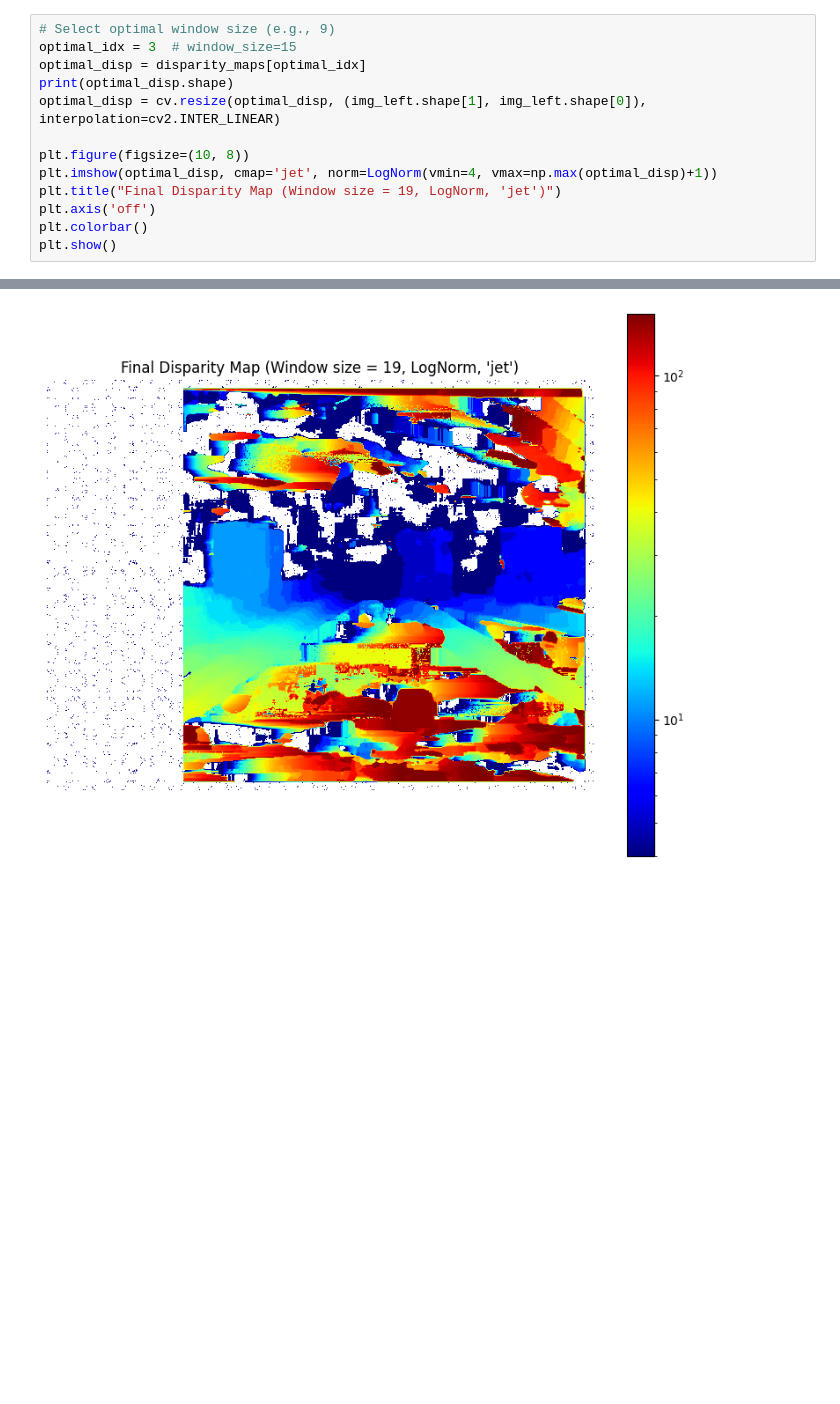
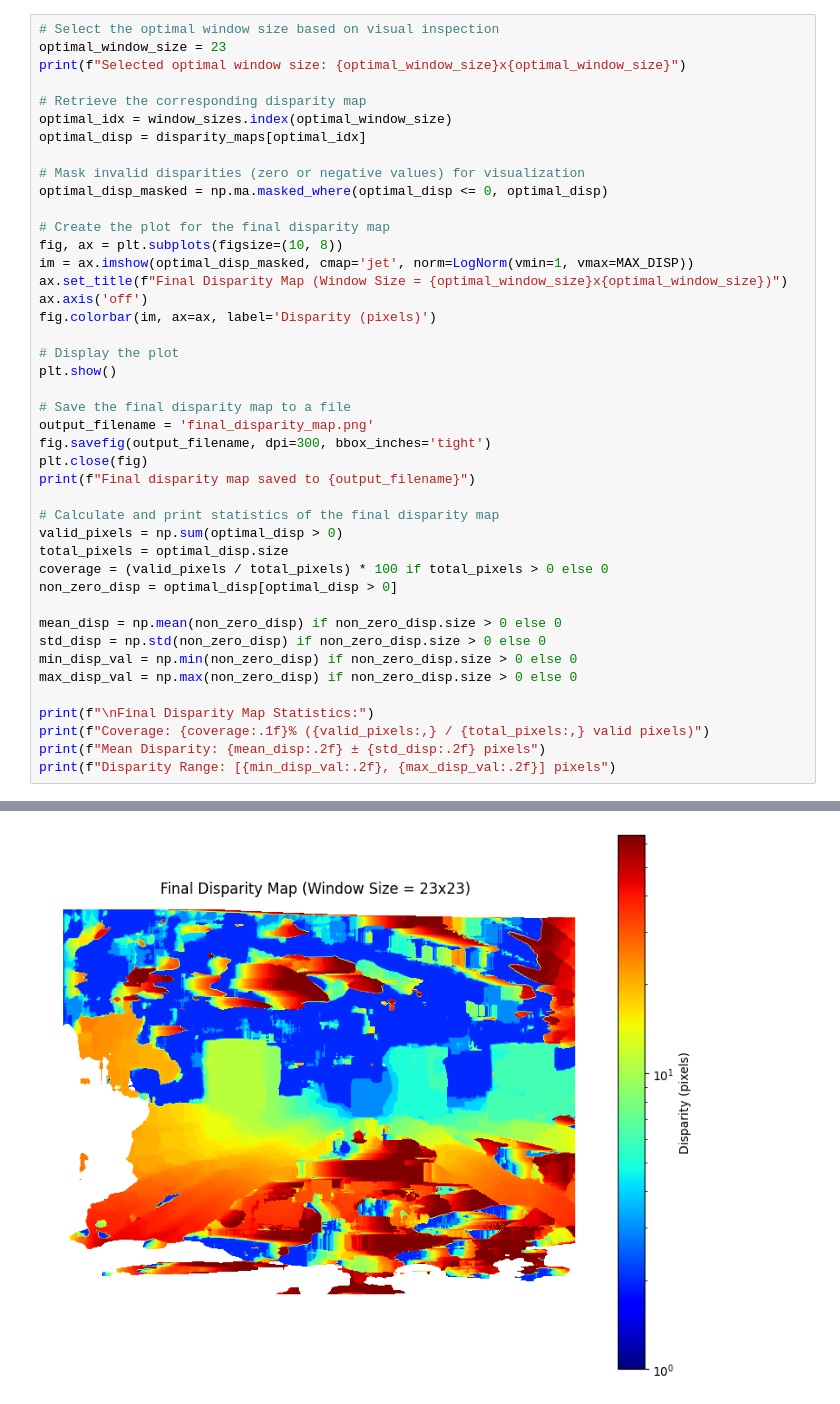
Before and after one commit to LGerstla01/ASPSU-Projects, a Jupyter notebook: Perception/Projekt/2 Stereo Disparity Map.ipynb, the cells around one changed output, grey strips where cells are left out. Cells and saved outputs as stored; diff of their text form; blank space fills up the shorter version.

```diff
--- a/Perception/Projekt/2 Stereo Disparity Map.ipynb
+++ b/Perception/Projekt/2 Stereo Disparity Map.ipynb
@@ -104,14 +149,44 @@ The optimal window size can be chosen based on the visual quality of the dispari
 # %%
-# Select optimal window size (e.g., 9)
-optimal_idx = 3  # window_size=15
+# Select the optimal window size based on visual inspection
+optimal_window_size = 23
+print(f"Selected optimal window size: {optimal_window_size}x{optimal_window_size}")
+
+# Retrieve the corresponding disparity map
+optimal_idx = window_sizes.index(optimal_window_size)
 optimal_disp = disparity_maps[optimal_idx]
-print(optimal_disp.shape)
-optimal_disp = cv.resize(optimal_disp, (img_left.shape[1], img_left.shape[0]), interpolation=cv2.INTER_LINEAR)
 
-plt.figure(figsize=(10, 8))
-plt.imshow(optimal_disp, cmap='jet', norm=LogNorm(vmin=4, vmax=np.max(optimal_disp)+1))
-plt.title("Final Disparity Map (Window size = 19, LogNorm, 'jet')")
-plt.axis('off')
-plt.colorbar()
+# Mask invalid disparities (zero or negative values) for visualization
+optimal_disp_masked = np.ma.masked_where(optimal_disp <= 0, optimal_disp)
+
+# Create the plot for the final disparity map
+fig, ax = plt.subplots(figsize=(10, 8))
+im = ax.imshow(optimal_disp_masked, cmap='jet', norm=LogNorm(vmin=1, vmax=MAX_DISP))
+ax.set_title(f"Final Disparity Map (Window Size = {optimal_window_size}x{optimal_window_size})")
+ax.axis('off')
+fig.colorbar(im, ax=ax, label='Disparity (pixels)')
+
+# Display the plot
 plt.show()
+
+# Save the final disparity map to a file
+output_filename = 'final_disparity_map.png'
+fig.savefig(output_filename, dpi=300, bbox_inches='tight')
+plt.close(fig)
+print(f"Final disparity map saved to {output_filename}")
+
+# Calculate and print statistics of the final disparity map
+valid_pixels = np.sum(optimal_disp > 0)
+total_pixels = optimal_disp.size
+coverage = (valid_pixels / total_pixels) * 100 if total_pixels > 0 else 0
+non_zero_disp = optimal_disp[optimal_disp > 0]
+
+mean_disp = np.mean(non_zero_disp) if non_zero_disp.size > 0 else 0
+std_disp = np.std(non_zero_disp) if non_zero_disp.size > 0 else 0
+min_disp_val = np.min(non_zero_disp) if non_zero_disp.size > 0 else 0
+max_disp_val = np.max(non_zero_disp) if non_zero_disp.size > 0 else 0
+
+print(f"\nFinal Disparity Map Statistics:")
+print(f"Coverage: {coverage:.1f}% ({valid_pixels:,} / {total_pixels:,} valid pixels)")
+print(f"Mean Disparity: {mean_disp:.2f} ± {std_disp:.2f} pixels")
+print(f"Disparity Range: [{min_disp_val:.2f}, {max_disp_val:.2f}] pixels")
 # %% [output]
@@ -119 +194 @@ plt.show()
-[figure, old version]
+[figure, new version]
```
Also changed, not shown: parts of 10 cells of this notebook, 6 other files.
